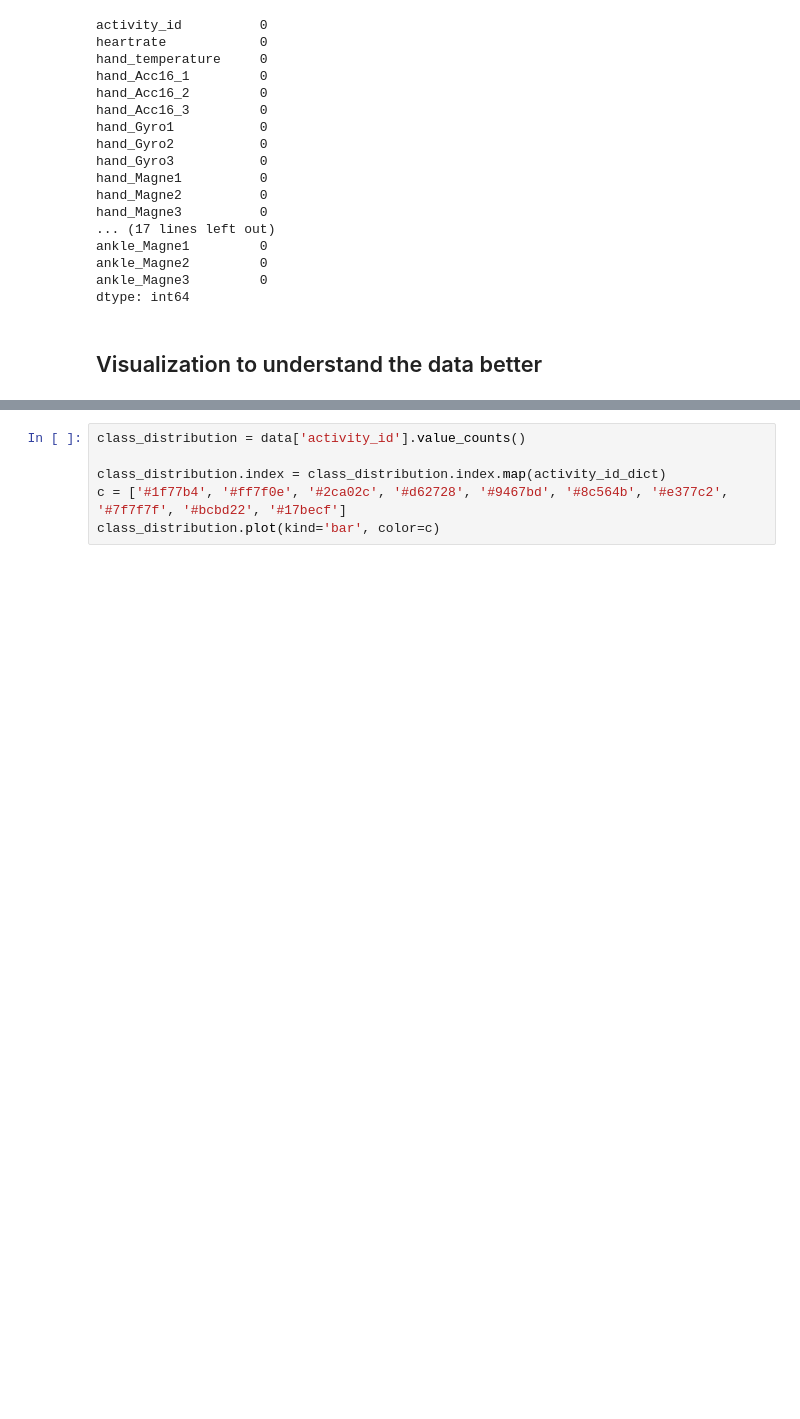
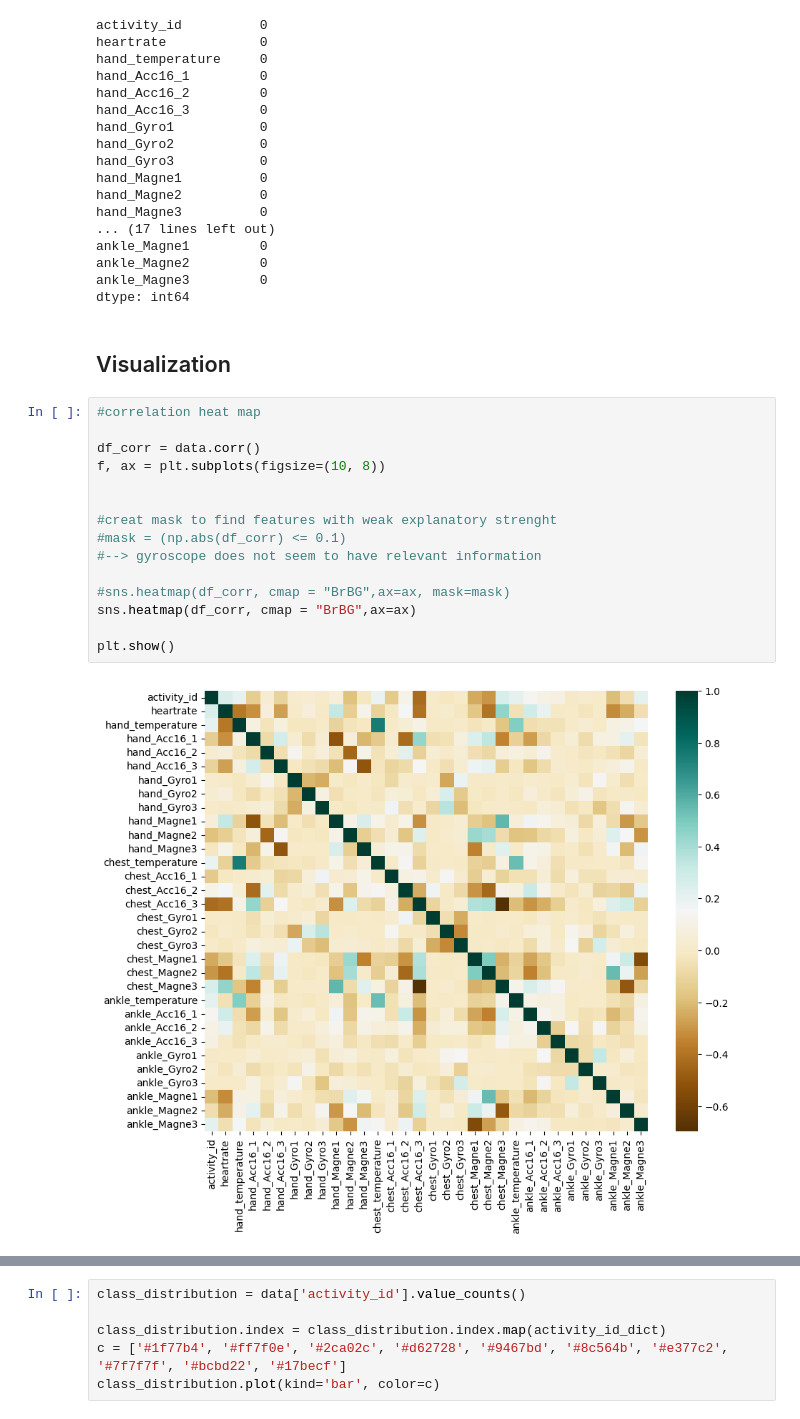
Before and after one commit to swetzel1/introduction_to_ml, a Jupyter notebook: project/final_project.ipynb, the cells around one changed output, grey strips where cells are left out. Drawn from its saved outputs; the diff is of its cells as text; blank space fills up the shorter version.

```diff
--- a/project/final_project.ipynb
+++ b/project/final_project.ipynb
@@ -188,5 +194,22 @@ ankle_Magne1         0
 ankle_Magne2         0
 ankle_Magne3         0
 dtype: int64
-# %% [markdown]
-## Visualization to understand the data better
+# %% [markdown]
+## Visualization
+# %%
+#correlation heat map
+
+df_corr = data.corr()
+f, ax = plt.subplots(figsize=(10, 8))
+
+
+#creat mask to find features with weak explanatory strenght
+#mask = (np.abs(df_corr) <= 0.1)
+#--> gyroscope does not seem to have relevant information
+
+#sns.heatmap(df_corr, cmap = "BrBG",ax=ax, mask=mask)
+sns.heatmap(df_corr, cmap = "BrBG",ax=ax)
+
+plt.show()
+# %% [output]
+[figure, added]
```
Also changed, not shown: parts of 26 cells of this notebook.
